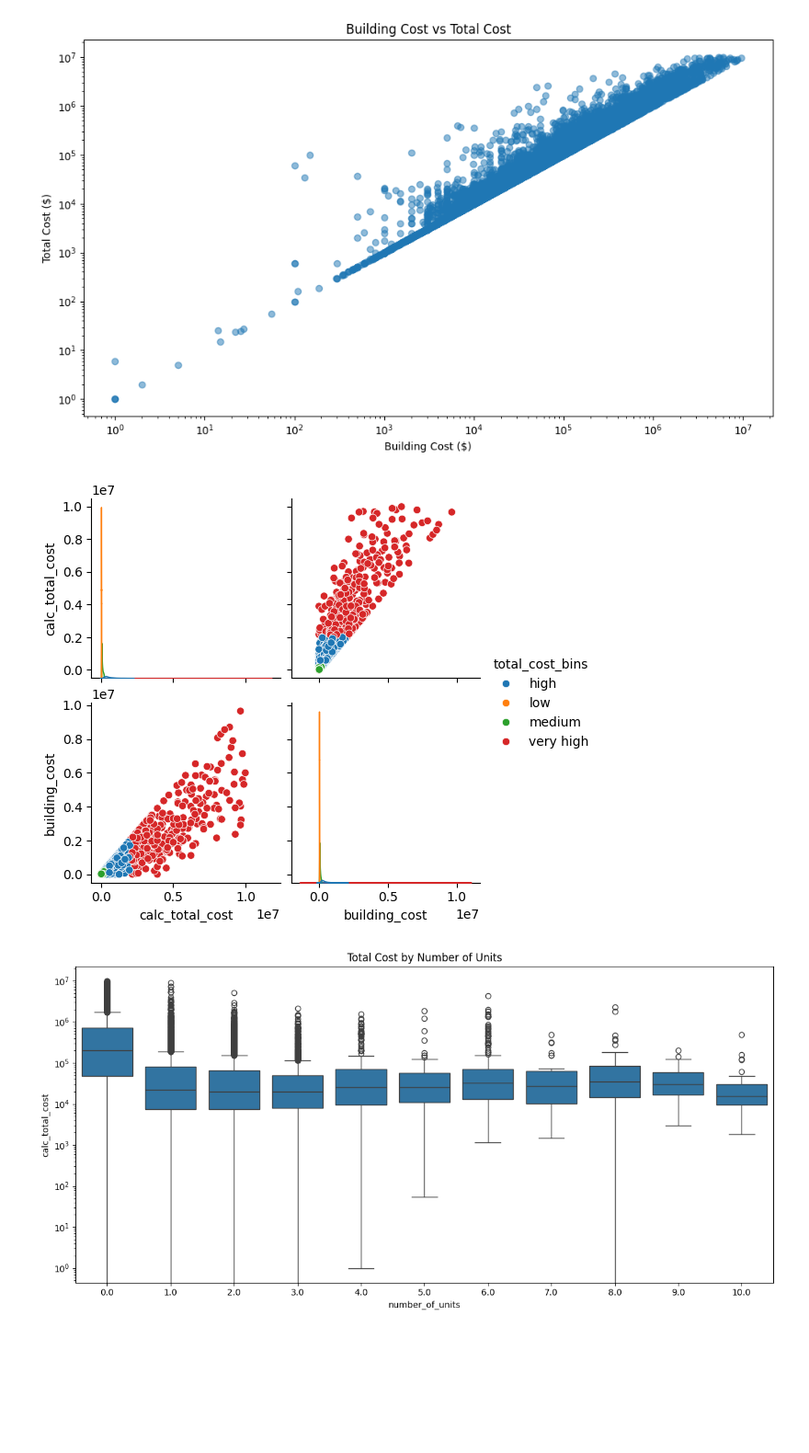
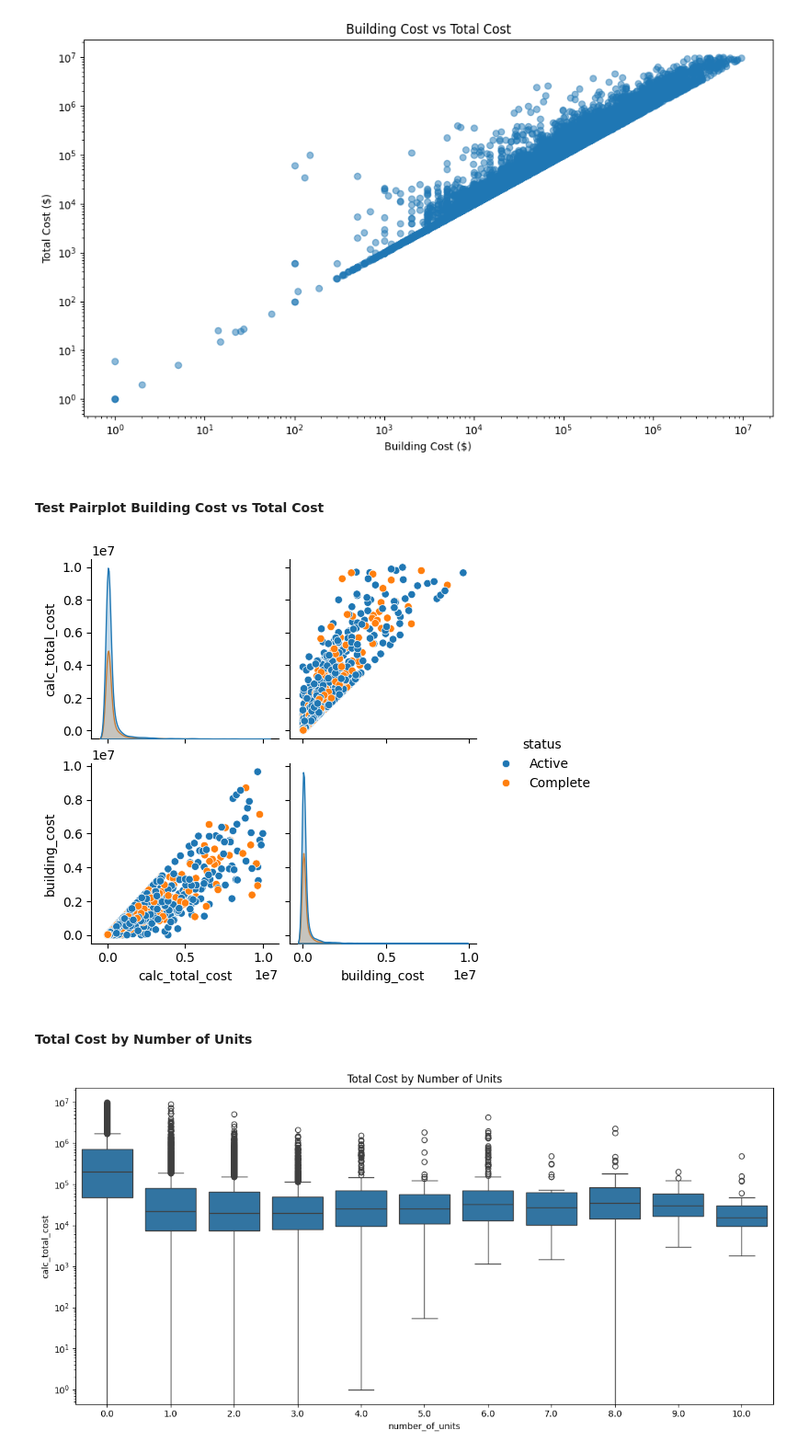
Before and after one commit to estebanba/book-rec, a Jupyter notebook: notebooks/analysis_building_permits.ipynb, the cells around one changed output. Shown at 92% size. Drawn from its saved outputs; the diff is of its cells as text; code cells hidden in the pictures; blank space fills up the shorter version.

```diff
--- a/notebooks/analysis_building_permits.ipynb
+++ b/notebooks/analysis_building_permits.ipynb
@@ -116,9 +122,15 @@ plt.tight_layout()
 plt.show()
 # %% [output]
 [figure]
+# %% [markdown]
+#### Test Pairplot Building Cost vs Total Cost
 # %%
-sns.pairplot(df[["calc_total_cost", "building_cost", "total_cost_bins"]], hue='total_cost_bins')
+sns.pairplot(df[["calc_total_cost", "building_cost", "status"]], hue='status')
+# plt.xscale('log')
+# plt.yscale('log')
 plt.show()
 # %% [output]
-[figure, old version]
+[figure, new version]
+# %% [markdown]
+#### Total Cost by Number of Units
 # %%
```
Also changed, not shown: parts of 19 cells of this notebook, 3 other files.
